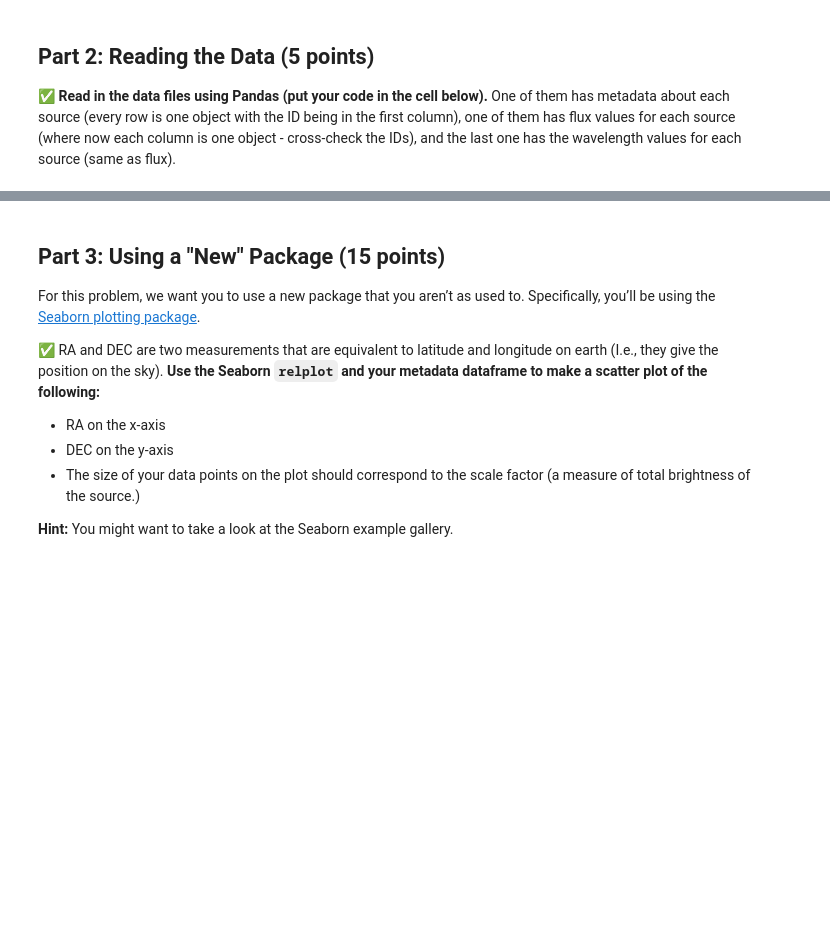
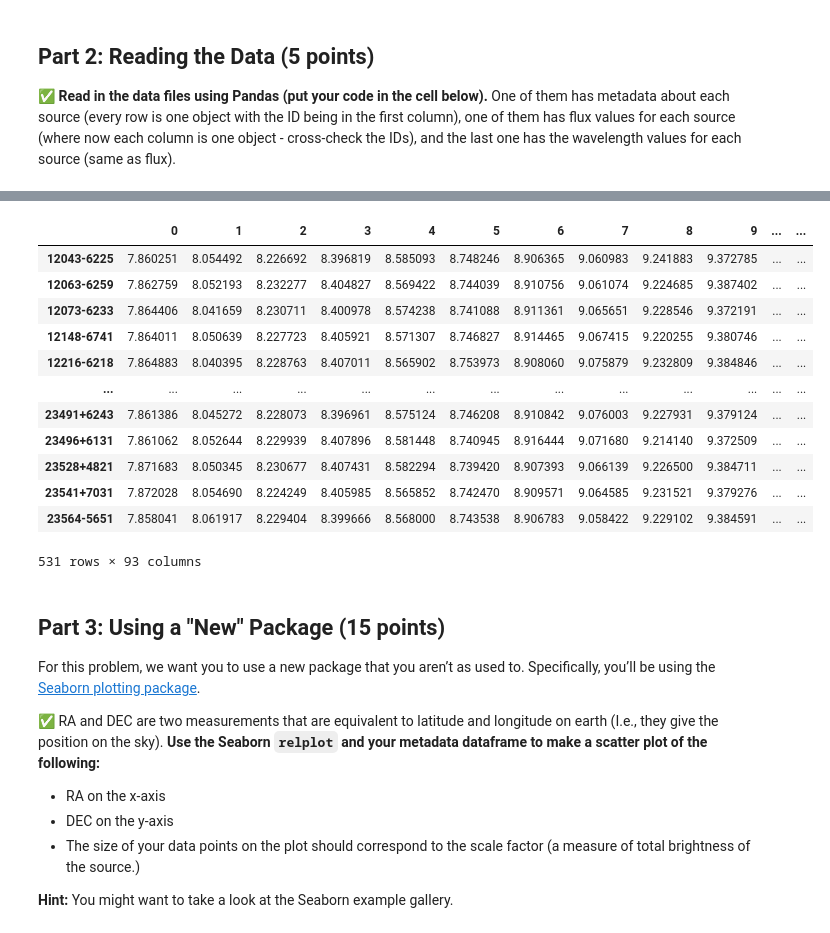
Before and after one commit to coope494/CMSE202-s23-turnin, a Jupyter notebook: midterm/CMSE202_Midterm_004_STUDENT.ipynb, the cells around one changed output, grey strips where cells are left out. Drawn from its saved outputs; the diff is of its cells as text; code cells hidden in the pictures; blank space fills up the shorter version.

```diff
--- a/midterm/CMSE202_Midterm_004_STUDENT.ipynb
+++ b/midterm/CMSE202_Midterm_004_STUDENT.ipynb
@@ -63,3 +117,19 @@ First, let’s get our data files.
+# %%
+wavlength_data
+# %% [output]
+|  | 0 | 1 | 2 | 3 | 4 | 5 | 6 | 7 | 8 | 9 | ... | ... |
+| 12043-6225 | 7.860251 | 8.054492 | 8.226692 | 8.396819 | 8.585093 | 8.748246 | 8.906365 | 9.060983 | 9.241883 | 9.372785 | ... | ... |
+| 12063-6259 | 7.862759 | 8.052193 | 8.232277 | 8.404827 | 8.569422 | 8.744039 | 8.910756 | 9.061074 | 9.224685 | 9.387402 | ... | ... |
+| 12073-6233 | 7.864406 | 8.041659 | 8.230711 | 8.400978 | 8.574238 | 8.741088 | 8.911361 | 9.065651 | 9.228546 | 9.372191 | ... | ... |
+| 12148-6741 | 7.864011 | 8.050639 | 8.227723 | 8.405921 | 8.571307 | 8.746827 | 8.914465 | 9.067415 | 9.220255 | 9.380746 | ... | ... |
+| 12216-6218 | 7.864883 | 8.040395 | 8.228763 | 8.407011 | 8.565902 | 8.753973 | 8.908060 | 9.075879 | 9.232809 | 9.384846 | ... | ... |
+| ... | ... | ... | ... | ... | ... | ... | ... | ... | ... | ... | ... | ... |
+| 23491+6243 | 7.861386 | 8.045272 | 8.228073 | 8.396961 | 8.575124 | 8.746208 | 8.910842 | 9.076003 | 9.227931 | 9.379124 | ... | ... |
+| 23496+6131 | 7.861062 | 8.052644 | 8.229939 | 8.407896 | 8.581448 | 8.740945 | 8.916444 | 9.071680 | 9.214140 | 9.372509 | ... | ... |
+| 23528+4821 | 7.871683 | 8.050345 | 8.230677 | 8.407431 | 8.582294 | 8.739420 | 8.907393 | 9.066139 | 9.226500 | 9.384711 | ... | ... |
+| 23541+7031 | 7.872028 | 8.054690 | 8.224249 | 8.405985 | 8.565852 | 8.742470 | 8.909571 | 9.064585 | 9.231521 | 9.379276 | ... | ... |
+| 23564-5651 | 7.858041 | 8.061917 | 8.229404 | 8.399666 | 8.568000 | 8.743538 | 8.906783 | 9.058422 | 9.229102 | 9.384591 | ... | ... |
+531 rows × 93 columns
 # %% [markdown]
 ## Part 3: Using a "New" Package (15 points)
 For this problem, we want you to use a new package that you aren’t as used to. Specifically, you’ll be using the [Seaborn plotting package](https://seaborn.pydata.org/).
```
Also changed, not shown: parts of 10 cells of this notebook.
